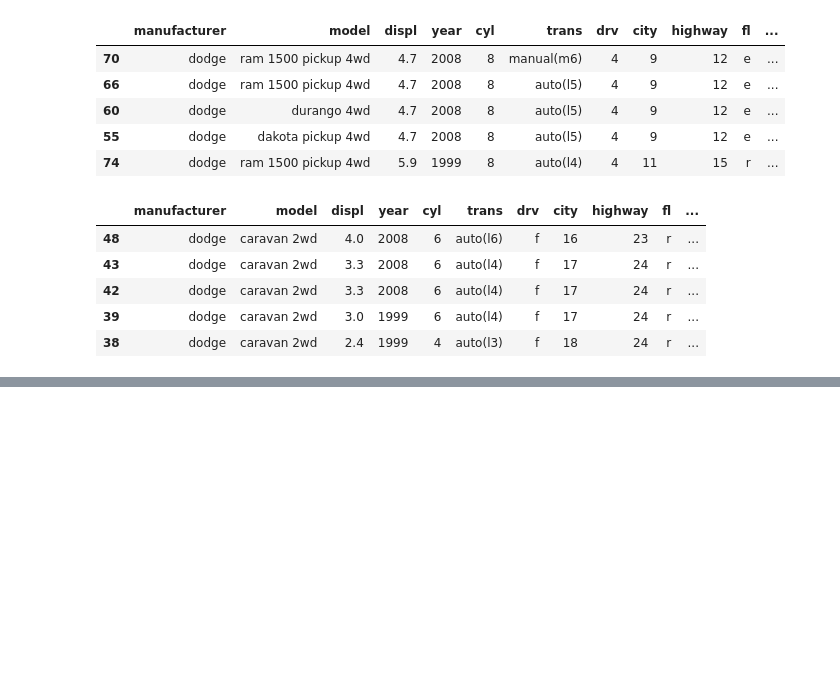
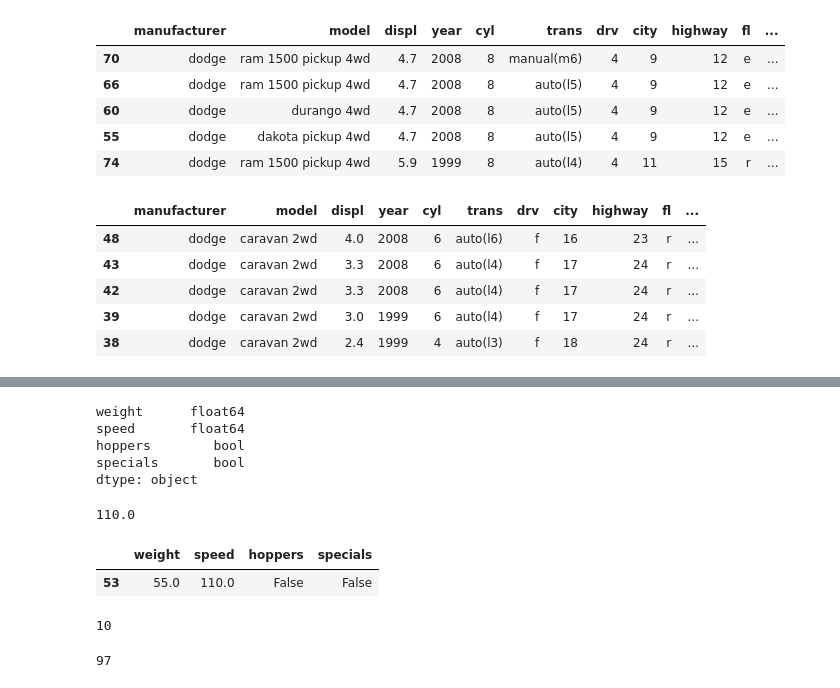
Before and after one commit to wherrickjr/numpy-pandas-visualization-exercises, a Jupyter notebook: DataFrames.ipynb, the cells around one changed output, grey strips where cells are left out. Saved outputs shown, nothing was run; the diff lists cells and outputs as text; code cells hidden in the pictures; blank space fills up the shorter version.

```diff
--- a/DataFrames.ipynb
+++ b/DataFrames.ipynb
@@ -518,0 +569,26 @@ dodge_cars.sort_values('average_milage').tail()
+# %%
+mammals.dtypes
+# %% [output]
+weight      float64
+speed       float64
+hoppers        bool
+specials       bool
+dtype: object
+# %%
+mammals.speed.max()
+# %% [output]
+110.0
+# %%
+mammals[mammals["speed"] == 110.0] ##the weight of the fastest animal is
+55
+# %% [output]
+|  | weight | speed | hoppers | specials |
+| 53 | 55.0 | 110.0 | False | False |
+# %%
+len((mammals[mammals["specials"]==True]))
+# %% [output]
+10
+# %%
+len(mammals[mammals["specials"]==False])
+# %% [output]
+97
```
Also changed, not shown: parts of 13 cells of this notebook.
